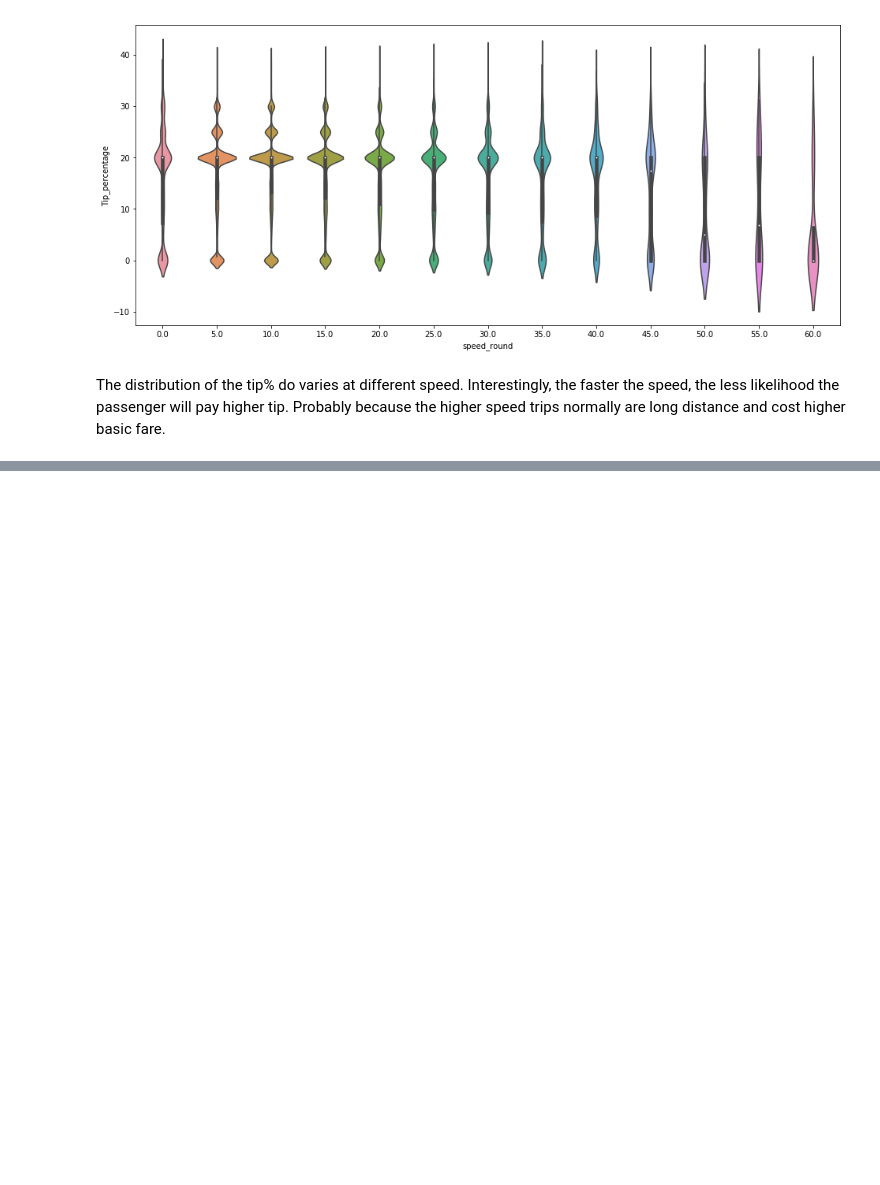
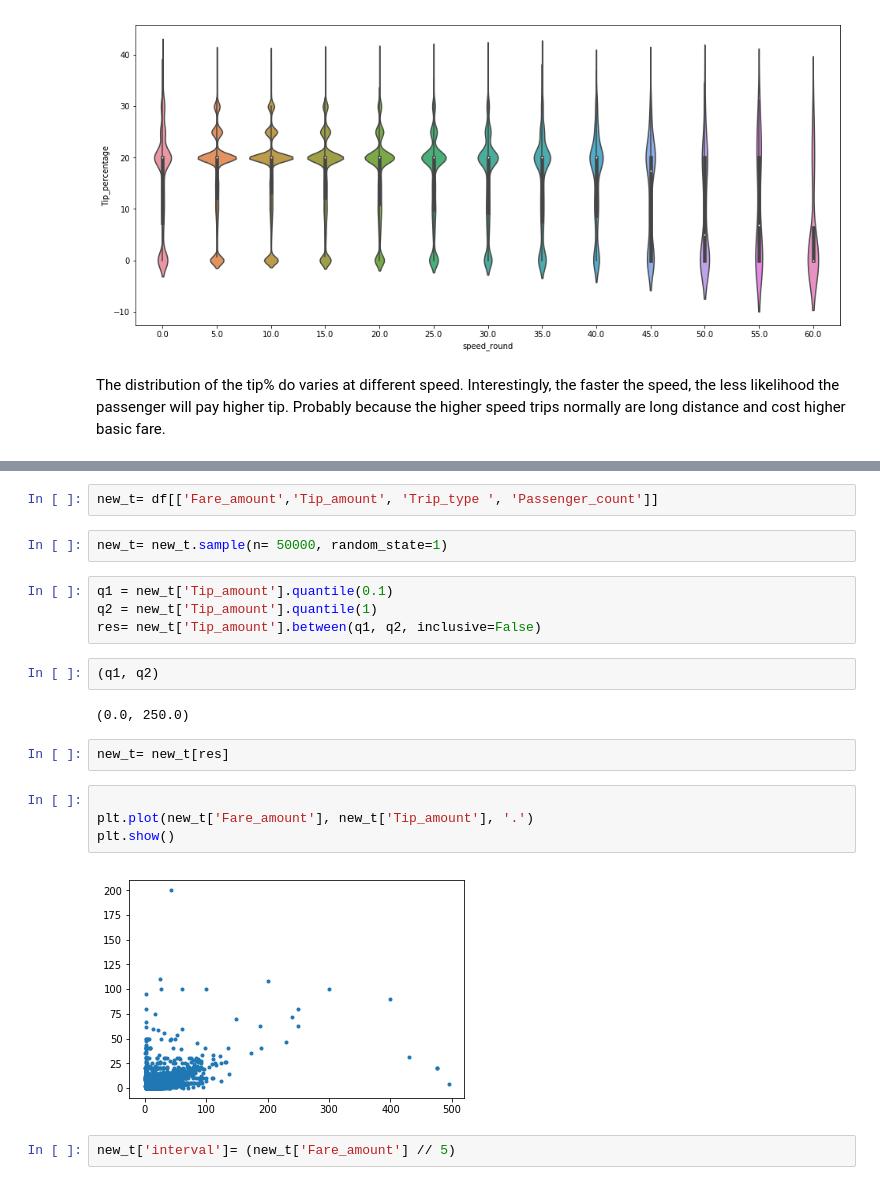
Before and after one commit to amartya21/codingrex.github.io, a Jupyter notebook: Final_Project.ipynb, the cells around one changed output, grey strips where cells are left out. Cells and saved outputs as stored; diff of their text form; blank space fills up the shorter version.

```diff
--- a/Final_Project.ipynb
+++ b/Final_Project.ipynb
@@ -638,0 +642,22 @@ The distribution of the tip% do varies at different speed. Interestingly, the fa
+# %%
+new_t= df[['Fare_amount','Tip_amount', 'Trip_type ', 'Passenger_count']]
+# %%
+new_t= new_t.sample(n= 50000, random_state=1)
+# %%
+q1 = new_t['Tip_amount'].quantile(0.1)
+q2 = new_t['Tip_amount'].quantile(1)
+res= new_t['Tip_amount'].between(q1, q2, inclusive=False)
+# %%
+(q1, q2)
+# %% [output]
+(0.0, 250.0)
+# %%
+new_t= new_t[res]
+# %%
+
+plt.plot(new_t['Fare_amount'], new_t['Tip_amount'], '.')
+plt.show()
+# %% [output]
+[figure, added]
+# %%
+new_t['interval']= (new_t['Fare_amount'] // 5)
```
Also changed, not shown: parts of 27 cells of this notebook.
